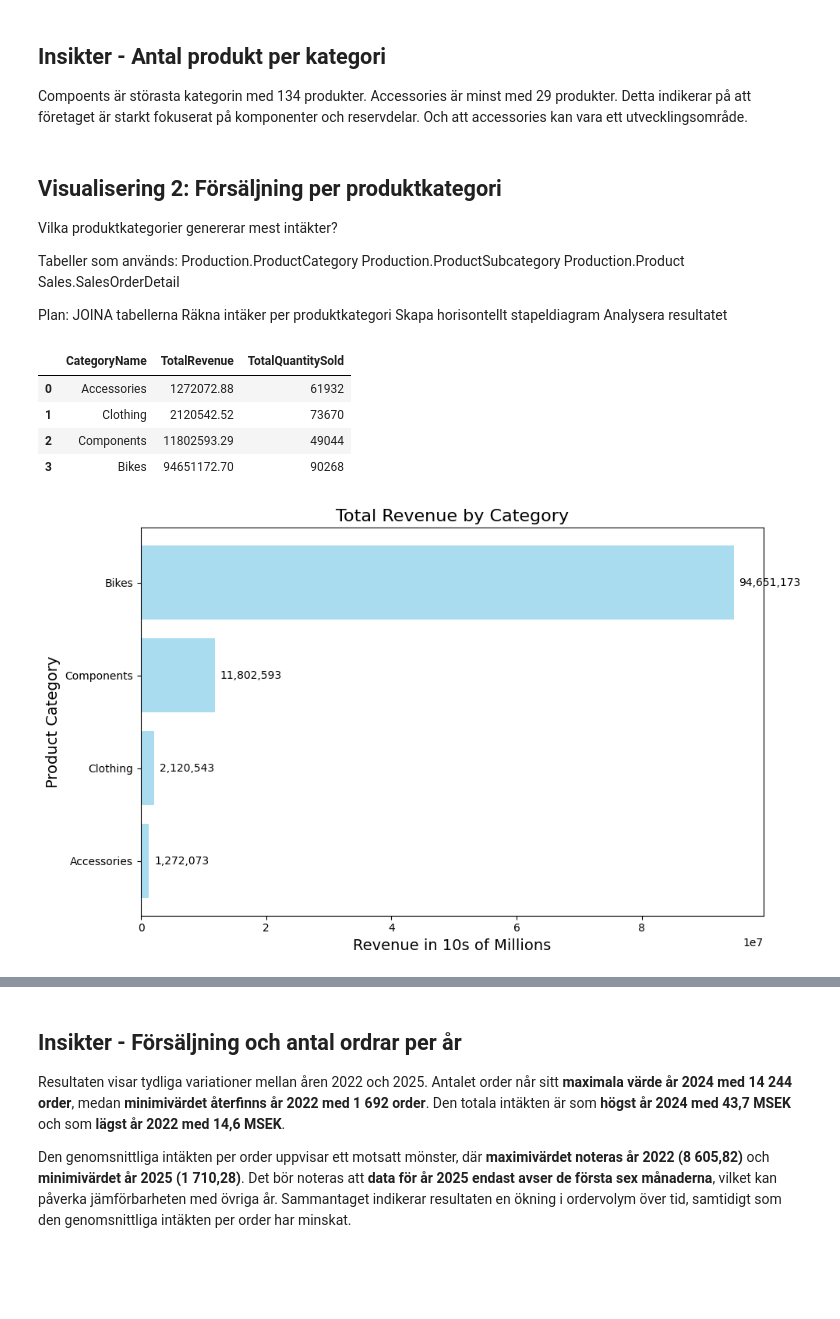
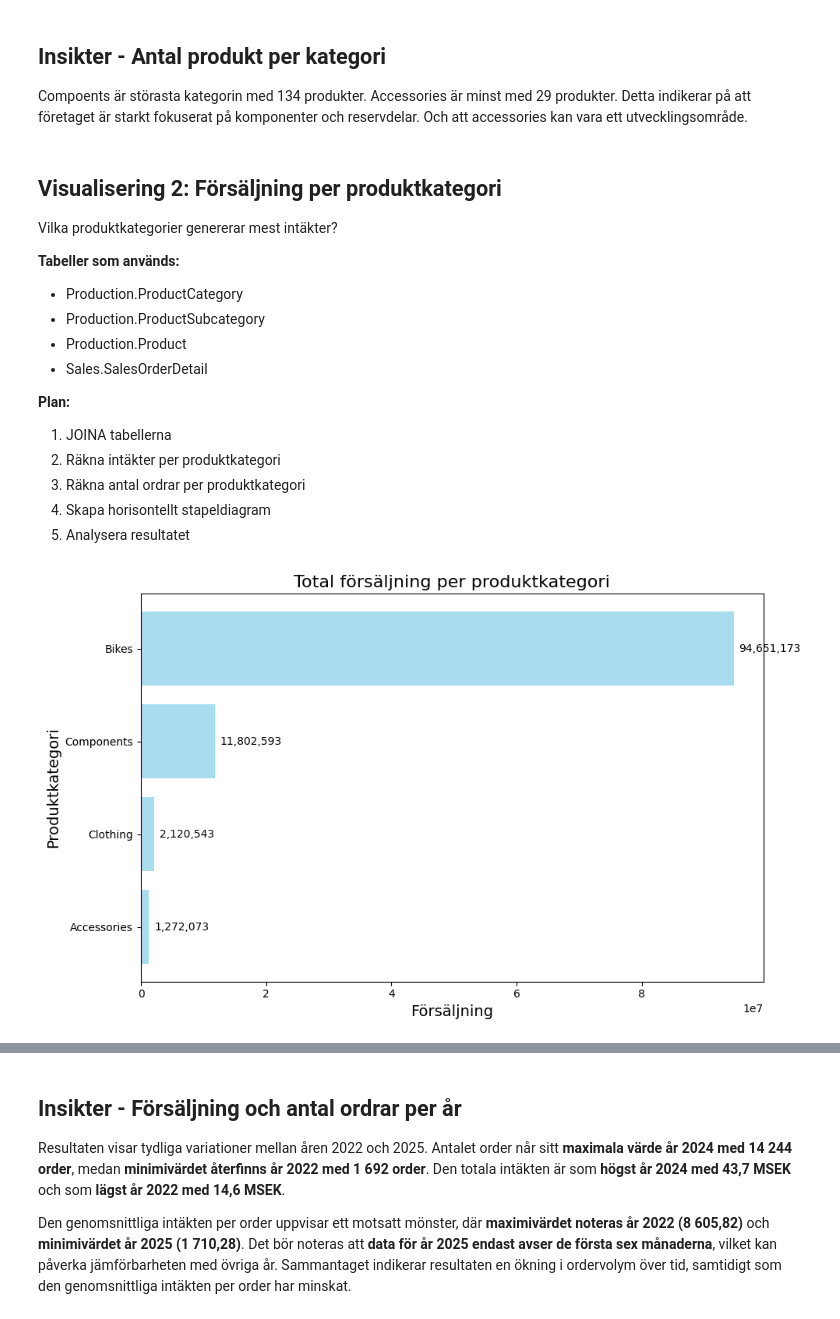
Before and after one commit to wendymermet-lgtm/SQL_Examen, a Jupyter notebook: notebooks/main.ipynb, the cells around one changed output, grey strips where cells are left out. Cells and saved outputs as stored; diff of their text form; code cells hidden in the pictures; blank space fills up the shorter version.

```diff
--- a/notebooks/main.ipynb
+++ b/notebooks/main.ipynb
@@ -90,60 +90,55 @@ Detta indikerar på att företaget är starkt fokuserat på komponenter och rese
 ## Visualisering 2: Försäljning per produktkategori
 Vilka produktkategorier genererar mest intäkter?
 
-Tabeller som används:
-Production.ProductCategory
-Production.ProductSubcategory
-Production.Product
-Sales.SalesOrderDetail
+**Tabeller som används:**
+- Production.ProductCategory
+- Production.ProductSubcategory
+- Production.Product
+- Sales.SalesOrderDetail
 
-Plan:
-JOINA tabellerna
-Räkna intäker per produktkategori
-Skapa horisontellt stapeldiagram
-Analysera resultatet
+**Plan:**
+1. JOINA tabellerna
+2. Räkna intäkter per produktkategori
+3. Räkna antal ordrar per produktkategori
+4. Skapa horisontellt stapeldiagram
+5. Analysera resultatet
 # %%
 query_vis2 = """
 SELECT
     pc.Name AS CategoryName,
     round(SUM(LineTotal),2) AS TotalRevenue,
     SUM(OrderQty) AS TotalQuantitySold
 
 FROM Production.ProductCategory pc
 INNER JOIN Production.ProductSubcategory psc
     ON pc.ProductCategoryID = psc.ProductCategoryID
 INNER JOIN Production.Product p
     ON psc.ProductSubcategoryID = p.ProductSubcategoryID
 INNER JOIN sales.SalesOrderDetail sod
     ON p.ProductID = sod.ProductID
 GROUP BY pc.Name
 ORDER BY TotalRevenue ASC;
 """
 
 
 df_vis2 = query_df(query_vis2)
-display(df_vis2)
 
 fig, ax = plt.subplots(figsize=(10, 6))
 bars = ax.barh(df_vis2['CategoryName'], df_vis2['TotalRevenue'], color='skyblue',alpha=0.7,)
 
 ax.bar_label(
     bars,
     labels=[f"{v:,.0f}" for v in df_vis2['TotalRevenue']],
     padding=5
 )
 
-ax.set_title('Total Revenue by Category', fontsize=16)
-ax.set_ylabel('Product Category', fontsize=14)
-ax.set_xlabel('Revenue in 10s of Millions', fontsize=14)
+ax.set_title('Total försäljning per produktkategori', fontsize=16)
+ax.set_ylabel('Produktkategori', fontsize=14)
+ax.set_xlabel('Försäljning', fontsize=14)
 plt.tight_layout()
 plt.show()
 # %% [output]
-|  | CategoryName | TotalRevenue | TotalQuantitySold |
-| 0 | Accessories | 1272072.88 | 61932 |
-| 1 | Clothing | 2120542.52 | 73670 |
-| 2 | Components | 11802593.29 | 49044 |
-| 3 | Bikes | 94651172.70 | 90268 |
-[figure, old version]
+[figure, new version]
 # %% [markdown]
 ## Insikter - Försäljning per produktkategori
 
```
Also changed, not shown: parts of 16 cells of this notebook, 2 other files.
